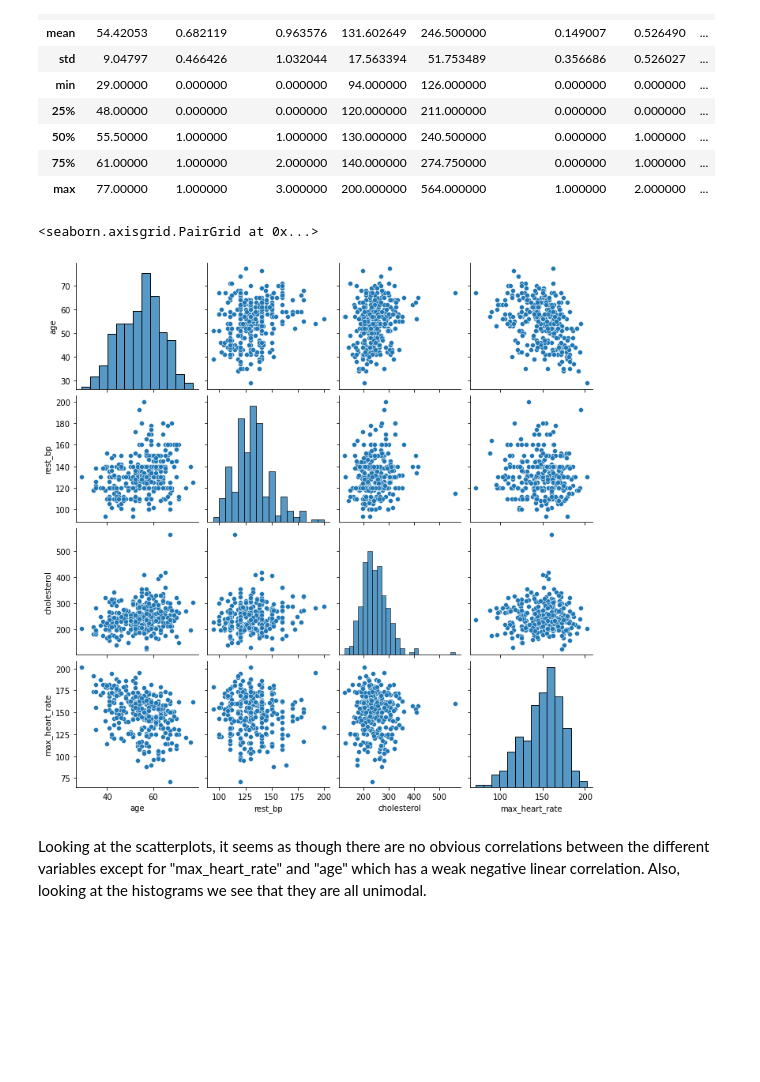
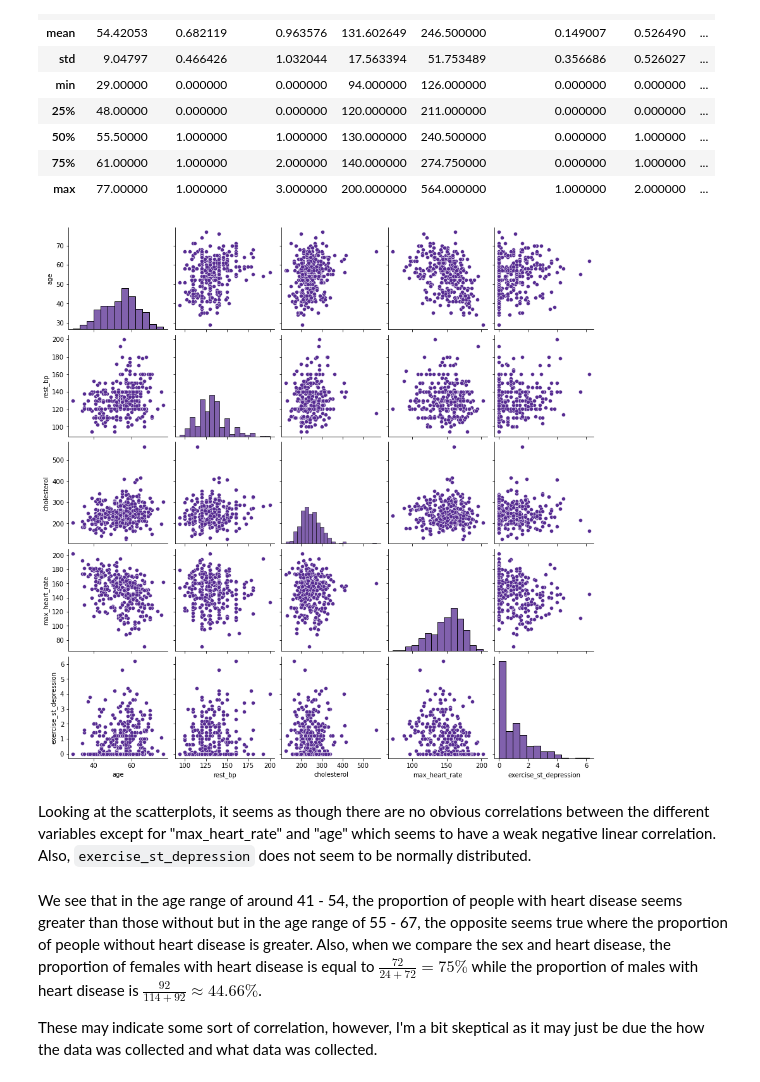
Before and after one commit to Zenoix/Heart-Disease-Dataset, a Jupyter notebook: notebook.ipynb, the cells around one changed output. Saved outputs shown, nothing was run; the diff lists cells and outputs as text; code cells hidden in the pictures; blank space fills up the shorter version.

Commit message:
Did a lot of data visualisation and exploration

```diff
--- a/notebook.ipynb
+++ b/notebook.ipynb
@@ -2,10 +2,16 @@
 # Heart Disease Dataset
 # %%
 # import basic libraries
+import plotly.graph_objects as go
+import plotly.express as px
 import pandas as pd
 import numpy as np
 import matplotlib.pyplot as plt
 import seaborn as sns
+sns.set_palette("Purples_r")
+pd.set_option('display.max_columns', None)
+pd.set_option('display.max_rows', 500)
+
 %matplotlib inline
 # %%
 # import data into dataframe
@@ -34,7 +44,17 @@ Index(['age', 'sex', 'cp', 'trestbps', 'chol', 'fbs', 'restecg', 'thalach',
 # %% [markdown]
 Most of the columns have names that don't make intuitive sense to me as I am not familiar which the cardiovascular system and heart diseases. As a result of this, I will be renaming the columns to names that make more sense to me.
 # %%
-columns = {"cp": "chest_pain_type", "trestbps": "rest_bp", "chol": "cholesterol", "fbs": "fasting_blood_sugar", "restecg": "rest_ecg", "thalach": "max_heart_rate", "exang": "exercise_angina", "oldpeak": "exercise_st_depression","slope": "exercise_st_slope", "ca": "n_vessels_fluoro"}
+columns = {"cp": "chest_pain_type",
+           "trestbps": "rest_bp",
+           "chol": "cholesterol",
+           "fbs": "fasting_blood_sugar",
+           "restecg": "rest_ecg",
+           "thalach": "max_heart_rate",
+           "exang": "exercise_angina",
+           "oldpeak": "exercise_st_depression",
+           "slope": "exercise_st_slope",
+           "ca": "n_vessels_fluoro",
+           "thal":"thalassemia"}
 df = df.rename(columns, axis=1)
 df.columns
 # %% [output]
@@ -45,0 +68,3 @@ Index(['age', 'sex', 'chest_pain_type', 'rest_bp', 'cholesterol',
+# %%
+df = df.drop("thalassemia", axis=1)
+df.columns
@@ -149,9 +218,9 @@ df.describe()
 | 75% | 61.00000 | 1.000000 | 2.000000 | 140.000000 | 274.750000 | 0.000000 | 1.000000 | ... |
 | max | 77.00000 | 1.000000 | 3.000000 | 200.000000 | 564.000000 | 1.000000 | 2.000000 | ... |
 # %%
-sns.pairplot(df[["age", "rest_bp", "cholesterol", "max_heart_rate"]])
+sns.pairplot(df[["age", "rest_bp", "cholesterol", "max_heart_rate", "exercise_st_depression"]])
+sns.despine();
 # %% [output]
-<seaborn.axisgrid.PairGrid at 0x...>
-[figure, old version]
+[figure, new version]
 # %% [markdown]
-Looking at the scatterplots, it seems as though there are no obvious correlations between the different variables except for "max_heart_rate" and "age" which has a weak negative linear correlation. Also, looking at the histograms we see that they are all unimodal.
+Looking at the scatterplots, it seems as though there are no obvious correlations between the different variables except for "max_heart_rate" and "age" which seems to have a weak negative linear correlation. Also, `exercise_st_depression` does not seem to be normally distributed.
@@ -157,0 +273,4 @@ Looking at the scatterplots, it seems as though there are no obvious correlation
+# %% [markdown]
+We see that in the age range of around 41 - 54, the proportion of people with heart disease seems greater than those without but in the age range of 55 -  67, the opposite seems true where the proportion of people without heart disease is greater. Also, when we compare the sex and heart disease, the proportion of females with heart disease is equal to $\frac{72}{24+72}=75\%$ while the proportion of males with heart disease is $\frac{92}{114+92}\approx44.66\%$.
+
+These may indicate some sort of correlation, however, I'm a bit skeptical as it may just be due the how the data was collected and what data was collected.
```
Also changed, not shown: parts of 28 cells of this notebook.
